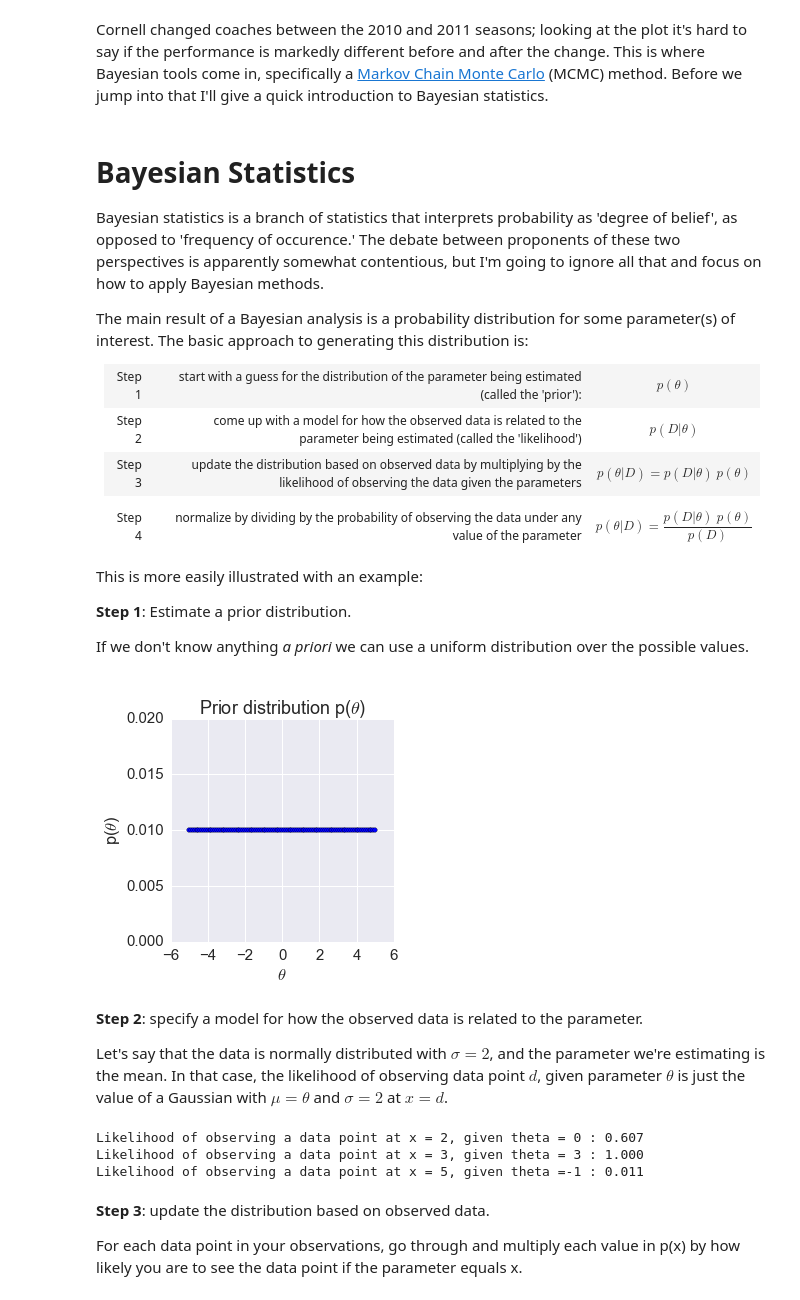
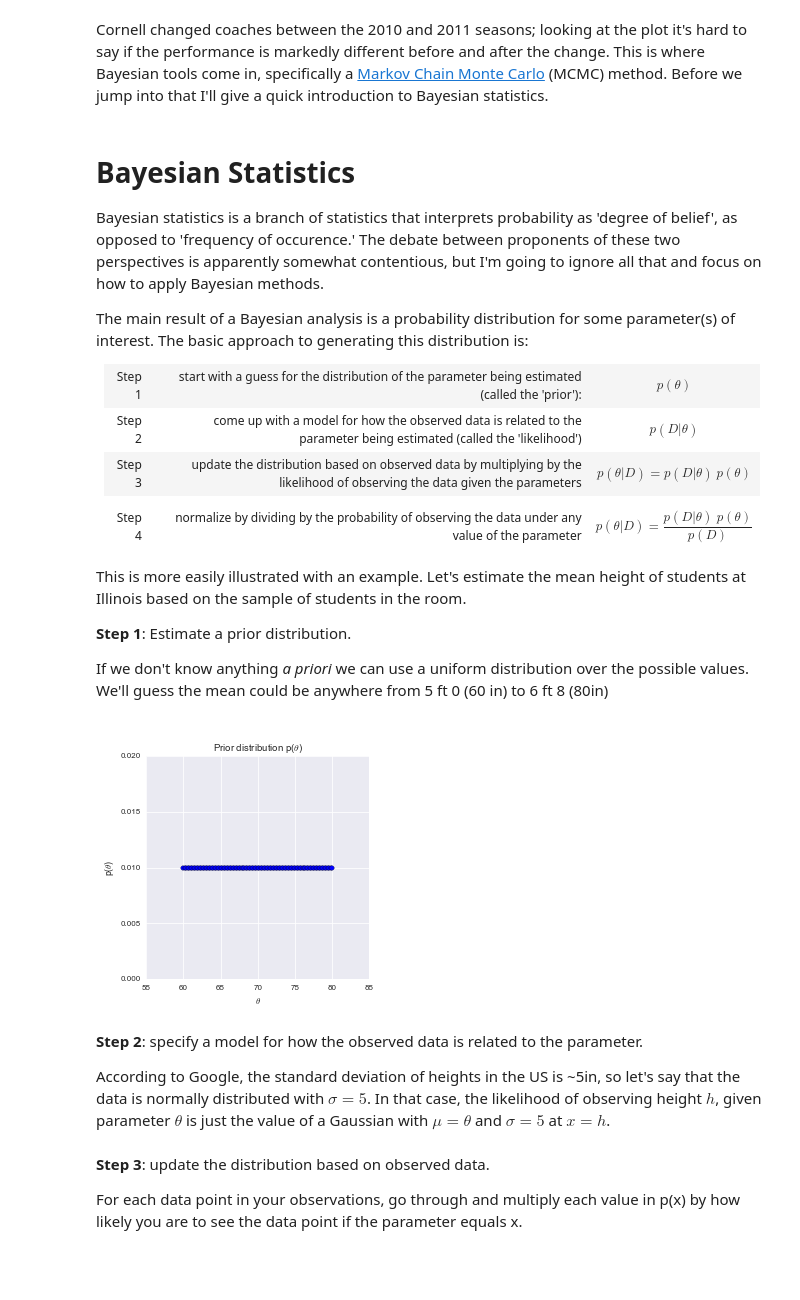
Before and after one commit to hinnefe2/ASTR596, a Jupyter notebook: ASTR 596 - MCMCs and PyMC3.ipynb, the cells around one changed output. Drawn from its saved outputs; the diff is of its cells as text; code cells hidden in the pictures; blank space fills up the shorter version.

```diff
--- a/ASTR 596 - MCMCs and PyMC3.ipynb
+++ b/ASTR 596 - MCMCs and PyMC3.ipynb
@@ -360,48 +360,43 @@ The main result of a Bayesian analysis is a probability distribution for some pa
 </tr>
 <table>
 
-This is more easily illustrated with an example:
+This is more easily illustrated with an example. Let's estimate the mean height of students at Illinois based on the sample of students in the room.
 
 **Step 1**: Estimate a prior distribution.
 
-If we don't know anything *a priori* we can use a uniform distribution over the possible values.
+If we don't know anything *a priori* we can use a uniform distribution over the possible values. We'll guess the mean could be anywhere from 5 ft 0 (60 in) to 6 ft 8 (80in)
 # %%
 # using a OrderedDict to represent a probability distribution,
 # i.e. if theta is the parameter then prior[theta] is the probability of theta
-prior = OrderedDict(zip(np.linspace(-5,5,101),[0.01]*101))
+prior = OrderedDict(zip(np.linspace(60,80,101),[0.01]*101))
+
+def ht_to_in(ft, inch):
+    return 12*ft + inch
 
 def plot_p(p, ax, title, ylabel=None):
     ax.scatter(list(p.keys()),list(p.values()));
     ax.set_ylim([0,0.02]);
     ax.set_title(title);
     #ax.set_ylabel(ylabel);
 
 fig, ax = plt.subplots(1,1, figsize=(4,4))
 plot_p(prior, ax, 'Prior distribution p($\\theta$)', 'p($\\theta$)')
 ax.set_ylabel('p($\\theta$)');
 ax.set_xlabel('$\\theta$');
 # %% [output]
-[figure, old version]
+[figure, new version]
 # %% [markdown]
 **Step 2**: specify a model for how the observed data is related to the parameter.
 
-Let's say that the data is normally distributed with $\sigma=2$, and the parameter we're estimating is the mean. In that case, the likelihood of observing data point $d$, given parameter $\theta$ is just the value of a Gaussian with $\mu = \theta$ and $\sigma=2$ at $x=d$.
+According to Google, the standard deviation of heights in the US is ~5in, so let's say that the data is normally distributed with $\sigma=5$. In that case, the likelihood of observing height $h$, given parameter $\theta$ is just the value of a Gaussian with $\mu = \theta$ and $\sigma=5$ at $x=h$.
 # %%
 def gaussian(x, mu, sig):
     return np.exp(-np.power(x - mu, 2.) / (2 * np.power(sig, 2.)))
 
 # the likelihood of observing 'obs', if the parameter = 'x'
 def likelihood(obs, theta):
-    sigma = 2
+    sigma = 5
     return gaussian(obs, theta, sigma)
-
-# a couple examples:
-for x, theta in zip([2,3,5],[0,3,-1]):
-    print('Likelihood of observing a data point at x = {}, given theta ={:2} : {:.3f}'.format(x,theta,likelihood(x,theta)))
-# %% [output]
-Likelihood of observing a data point at x = 2, given theta = 0 : 0.607
-Likelihood of observing a data point at x = 3, given theta = 3 : 1.000
-Likelihood of observing a data point at x = 5, given theta =-1 : 0.011
 # %% [markdown]
 **Step 3**: update the distribution based on observed data.
 
```
Also changed, not shown: parts of 3 cells of this notebook.
